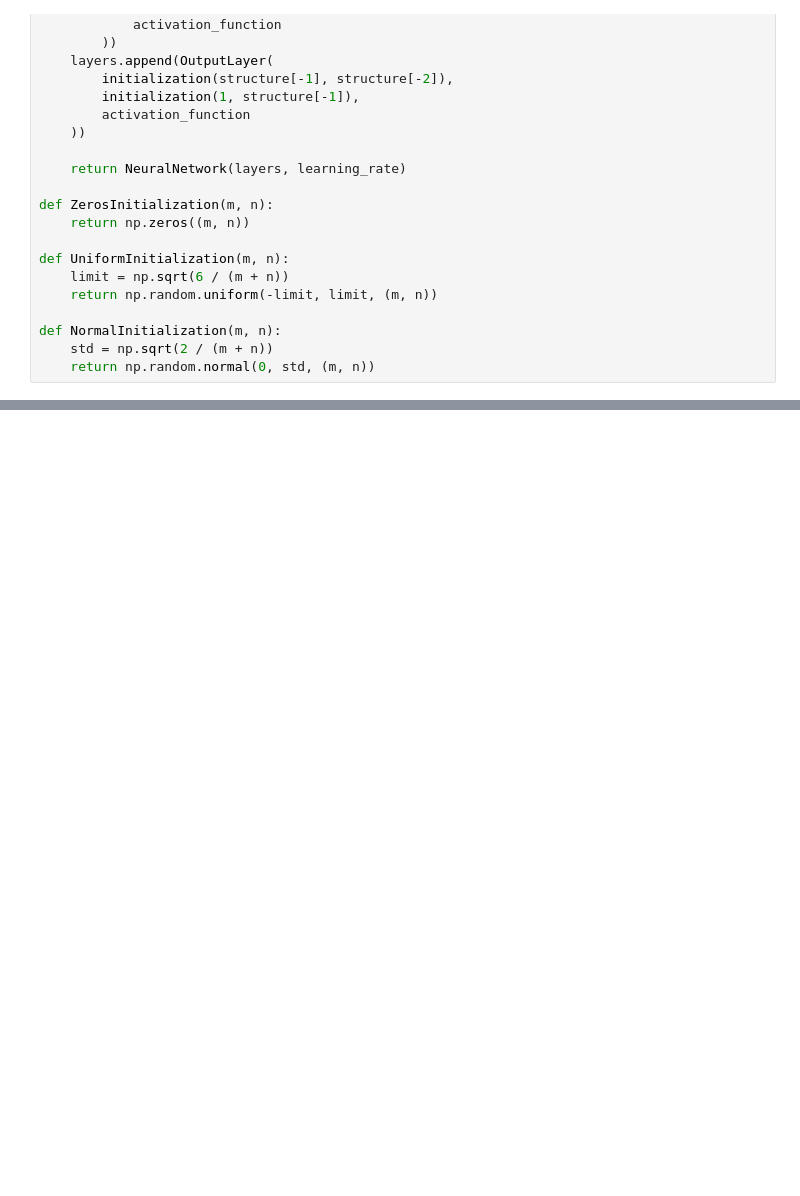
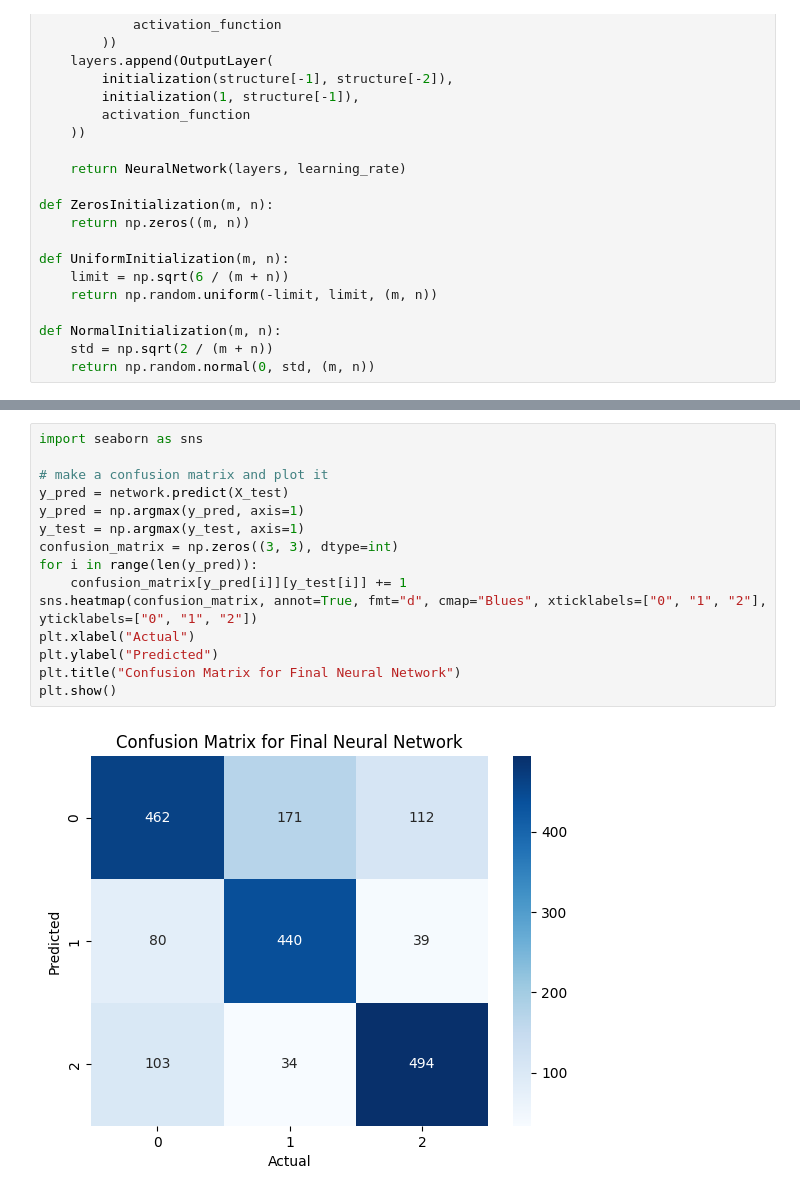
Before and after one commit to Gaurang-1402/Machine-Learning-final-project, a Jupyter notebook: remi/NeuralNetwork.ipynb, the cells around one changed output, grey strips where cells are left out. Cells and saved outputs as stored; diff of their text form; blank space fills up the shorter version.

```diff
--- a/remi/NeuralNetwork.ipynb
+++ b/remi/NeuralNetwork.ipynb
@@ -322,0 +353,17 @@ KeyboardInterrupt:
+# %%
+import seaborn as sns
+
+# make a confusion matrix and plot it
+y_pred = network.predict(X_test)
+y_pred = np.argmax(y_pred, axis=1)
+y_test = np.argmax(y_test, axis=1)
+confusion_matrix = np.zeros((3, 3), dtype=int)
+for i in range(len(y_pred)):
+    confusion_matrix[y_pred[i]][y_test[i]] += 1
+sns.heatmap(confusion_matrix, annot=True, fmt="d", cmap="Blues", xticklabels=["0", "1", "2"], yticklabels=["0", "1", "2"])
+plt.xlabel("Actual")
+plt.ylabel("Predicted")
+plt.title("Confusion Matrix for Final Neural Network")
+plt.show()
+# %% [output]
+[figure, added]
```
Also changed, not shown: parts of 6 cells of this notebook, 12 other files.
